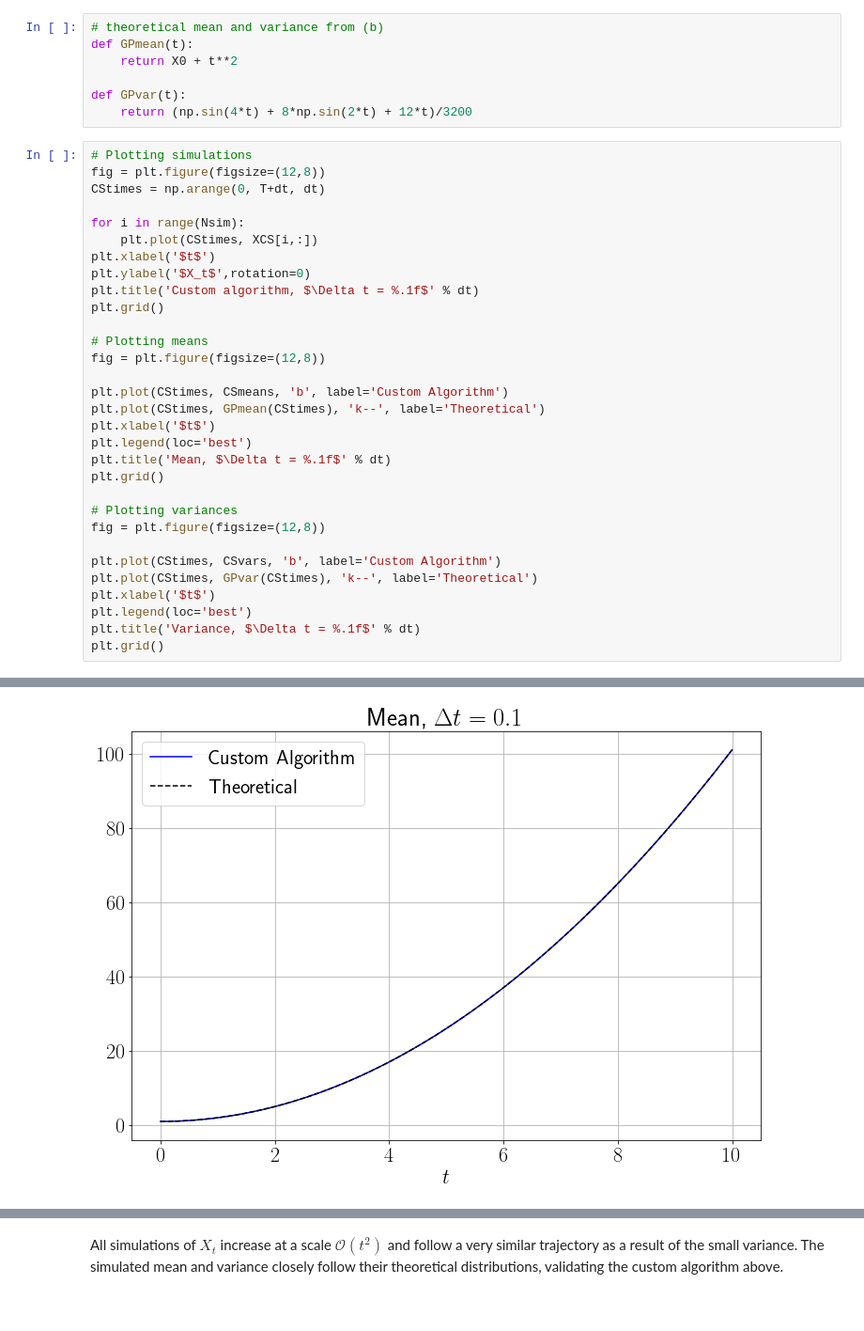
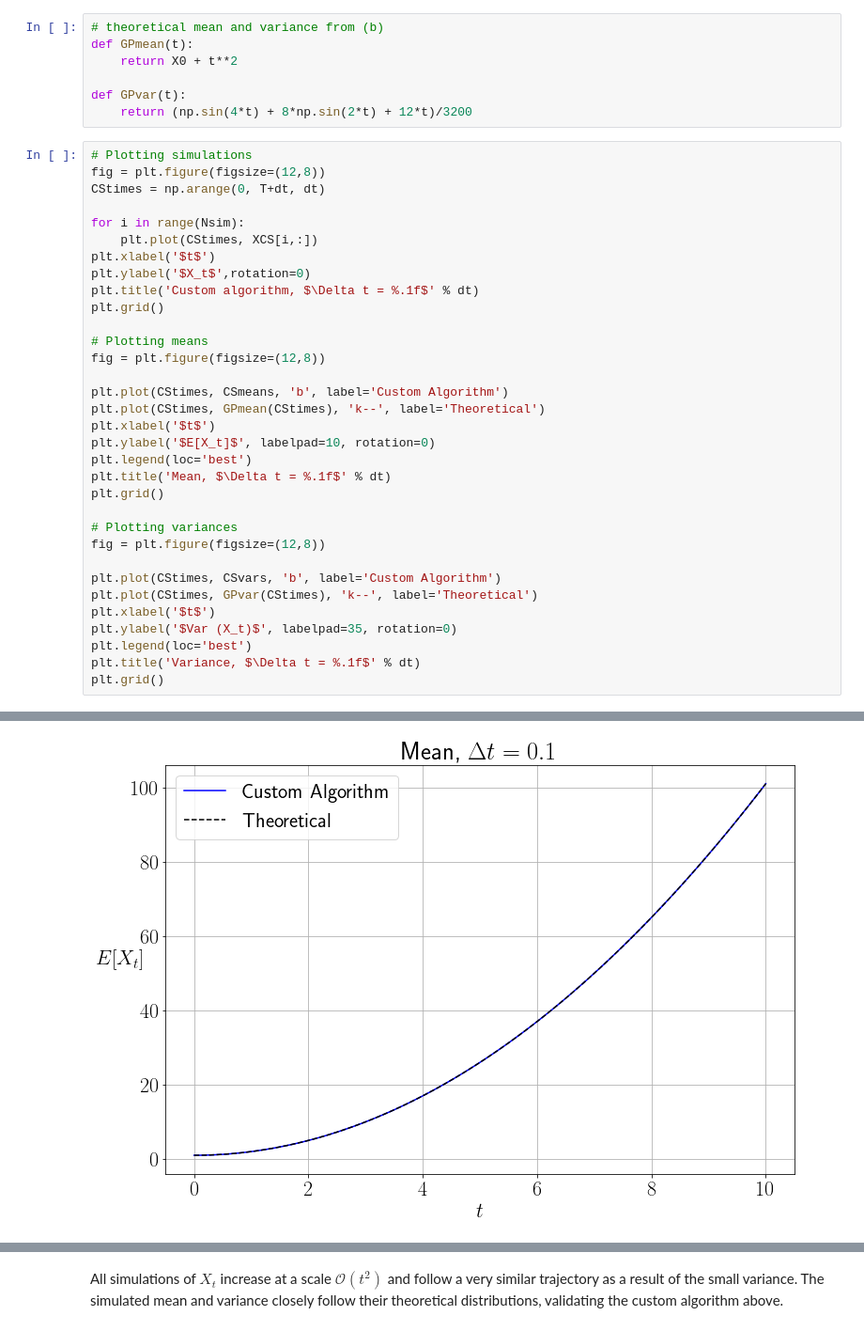
Before and after one commit to ndoyle815/MA933, a Jupyter notebook: MA933_assignment2_2260253.ipynb, the cells around one changed output, grey strips where cells are left out. Shown at 94% size. Saved outputs shown, nothing was run; the diff lists cells and outputs as text.

```diff
--- a/MA933_assignment2_2260253.ipynb
+++ b/MA933_assignment2_2260253.ipynb
@@ -104,31 +104,33 @@ fig = plt.figure(figsize=(12,8))
 CStimes = np.arange(0, T+dt, dt)
 
 for i in range(Nsim):
     plt.plot(CStimes, XCS[i,:])
 plt.xlabel('$t$')
 plt.ylabel('$X_t$',rotation=0)
 plt.title('Custom algorithm, $\Delta t = %.1f$' % dt)
 plt.grid()
 
 # Plotting means
 fig = plt.figure(figsize=(12,8))
 
 plt.plot(CStimes, CSmeans, 'b', label='Custom Algorithm')
 plt.plot(CStimes, GPmean(CStimes), 'k--', label='Theoretical')
 plt.xlabel('$t$')
+plt.ylabel('$E[X_t]$', labelpad=10, rotation=0)
 plt.legend(loc='best')
 plt.title('Mean, $\Delta t = %.1f$' % dt)
 plt.grid()
 
 # Plotting variances
 fig = plt.figure(figsize=(12,8))
 
 plt.plot(CStimes, CSvars, 'b', label='Custom Algorithm')
 plt.plot(CStimes, GPvar(CStimes), 'k--', label='Theoretical')
 plt.xlabel('$t$')
+plt.ylabel('$Var (X_t)$', labelpad=35, rotation=0)
 plt.legend(loc='best')
 plt.title('Variance, $\Delta t = %.1f$' % dt)
 plt.grid()
 # %% [output]
 [figure]
-[figure, old version]
+[figure, new version]
```
Also changed, not shown: parts of 4 cells of this notebook.
